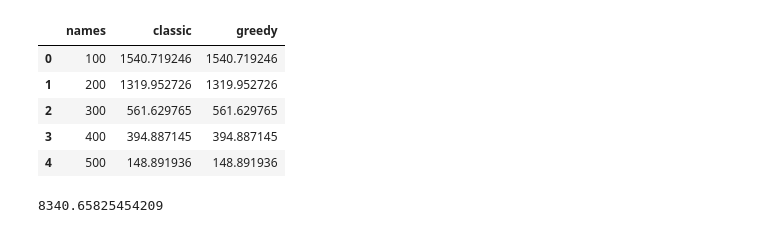
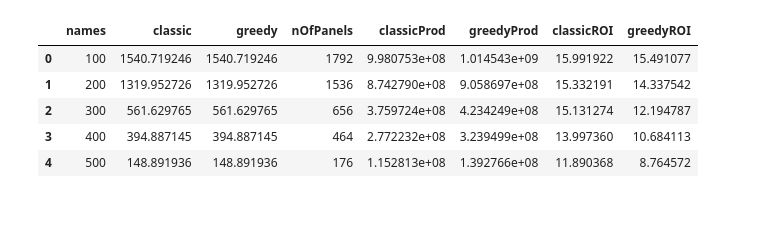
Before and after one commit to OrlandoMatteo/panelplacement, a Jupyter notebook: results_for_paper.ipynb, the cells around one changed output. Drawn from its saved outputs; the diff is of its cells as text; code cells hidden in the pictures.

```diff
--- a/results_for_paper.ipynb
+++ b/results_for_paper.ipynb
@@ -15,0 +25,25 @@ import pandas as pd
+# %%
+def totalProduction(filename):
+    df=pd.read_csv(filename+".csv")
+    classic=sum(df.classic)
+    greedy=sum(df.greedy)
+    return classic,greedy
+# %%
+classicProd=[]
+greedyProd=[]
+classicYearRevenue=[]
+greedyYearRevenue=[]
+en_cost=0.22/1000
+maint=0.015/1000
+for x in pfile:
+    c,g=totalProduction(x)
+    classicProd.append(c)
+    greedyProd.append(g)
+    classicYearRevenue.append(c*en_cost*0.25)
+    greedyYearRevenue.append(g*en_cost*0.25)
+# %%
+nOfPanels=[getNofPanels(x) for x in greedy]
+# %%
+classicROI=[250*nOfPanels[i]/(classicYearRevenue[i]-nOfPanels[i]*15) for i in range(len(nOfPanels))]
+greedyROI=[250*nOfPanels[i]/(greedyYearRevenue[i]-nOfPanels[i]*15) for i in range(len(nOfPanels))]
+classicROI,greedyROI
@@ -16,9 +61,17 @@ import pandas as pd
 # %%
-pd.DataFrame({"names":names,"classic":[areaOfSHP(i) for i in classic],"greedy":[areaOfSHP(i) for i in greedy]})
+df=pd.DataFrame({"names":names,
+                "classic":[areaOfSHP(i) for i in classic],
+                "greedy":[areaOfSHP(i) for i in greedy],
+                "nOfPanels":nOfPanels,
+                "classicProd":classicProd,
+                "greedyProd":greedyProd,
+                "classicROI":classicROI,
+                "greedyROI":greedyROI})
+df
 # %% [output]
-|  | names | classic | greedy |
-| 0 | 100 | 1540.719246 | 1540.719246 |
-| 1 | 200 | 1319.952726 | 1319.952726 |
-| 2 | 300 | 561.629765 | 561.629765 |
-| 3 | 400 | 394.887145 | 394.887145 |
-| 4 | 500 | 148.891936 | 148.891936 |
+|  | names | classic | greedy | nOfPanels | classicProd | greedyProd | classicROI | greedyROI |
+| 0 | 100 | 1540.719246 | 1540.719246 | 1792 | 9.980753e+08 | 1.014543e+09 | 15.991922 | 15.491077 |
+| 1 | 200 | 1319.952726 | 1319.952726 | 1536 | 8.742790e+08 | 9.058697e+08 | 15.332191 | 14.337542 |
+| 2 | 300 | 561.629765 | 561.629765 | 656 | 3.759724e+08 | 4.234249e+08 | 15.131274 | 12.194787 |
+| 3 | 400 | 394.887145 | 394.887145 | 464 | 2.772232e+08 | 3.239499e+08 | 13.997360 | 10.684113 |
+| 4 | 500 | 148.891936 | 148.891936 | 176 | 1.152813e+08 | 1.392766e+08 | 11.890368 | 8.764572 |
@@ -27,7 +77,0 @@ area_suit=gpd.read_file("data/areasuit_w_height_roofID.shp")
-# %%
-totalArea=0
-for i,r in area_suit.iterrows():
-    totalArea+=r.geometry.area*((3600/0.032)**2)
-totalArea
-# %% [output]
-8340.65825454209
```
Also changed, not shown: parts of 11 cells of this notebook, 2 other files.
